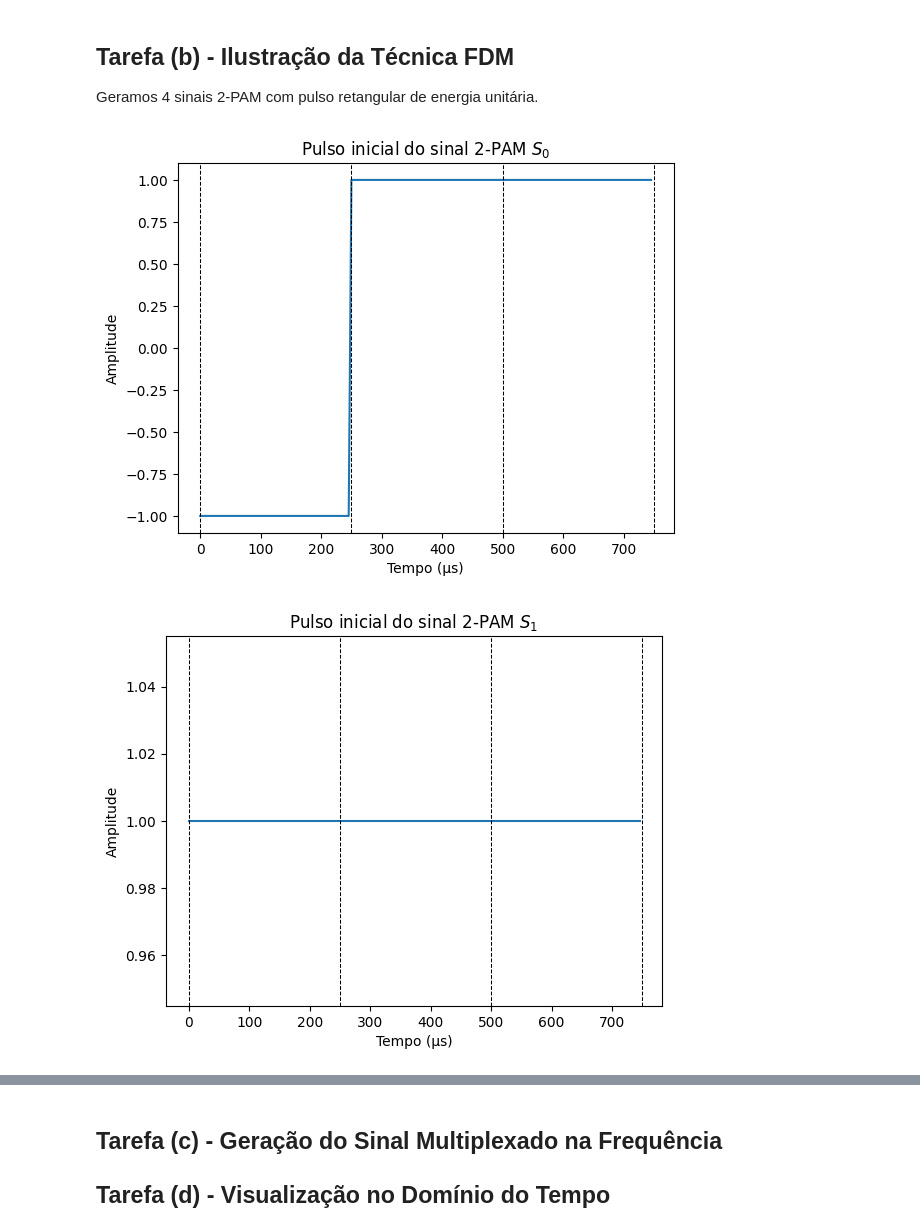
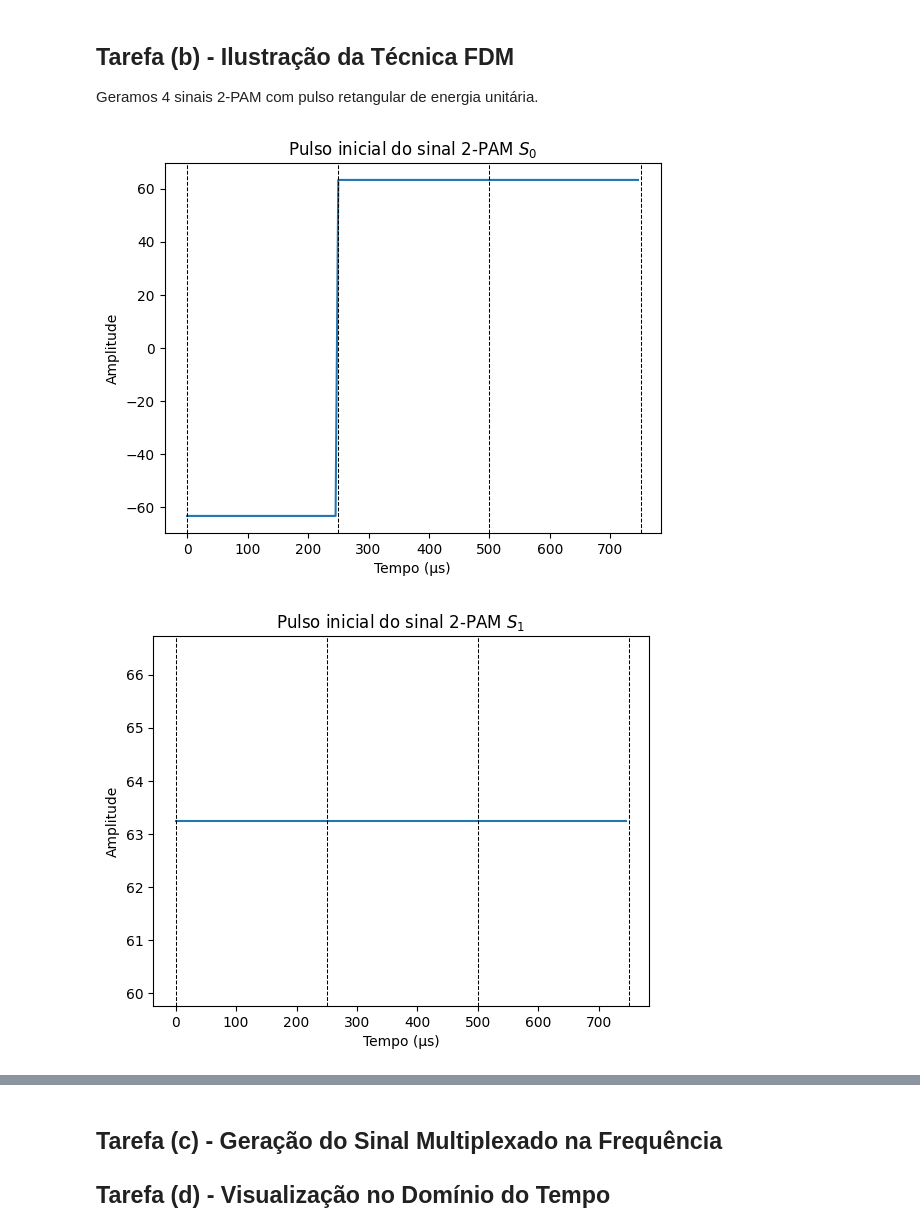
Before and after one commit to vini-fda/EET51_Lab4, a Jupyter notebook: lab4.ipynb, the cells around one changed output, grey strips where cells are left out. Cells and saved outputs as stored; diff of their text form; code cells hidden in the pictures.

```diff
--- a/lab4.ipynb
+++ b/lab4.ipynb
@@ -23,30 +23,30 @@ Geramos 4 sinais 2-PAM com pulso retangular de energia unitária.
 # %%
 import matplotlib.pyplot as plt
 
 def generate_2PAM_sequence(bits, Ts, Fa):
     """Gera um sinal 2-PAM a partir de uma sequência de bits."""
     t = np.arange(0, len(bits)*Ts, 1/Fa)
     sinal = np.array([1 if bit else -1 for bit in bits])
     sinal = np.repeat(sinal, Fa*Ts)
-    return t[:len(sinal)], sinal
+    return t[:len(sinal)], sinal*Ts**(-0.5)
 
 Ts = 1/4000  # Largura do pulso
 Fa = 224000  # Frequência de amostragem
 
 modulated_signals = []
 
 for i, bits in enumerate(bit_sequences):
     t, sinal = generate_2PAM_sequence(bits, Ts, Fa)
     modulated_signals.append(sinal)
     # Plot dos 3 primeiros símbolos
     plt.plot(1e6 * t[:int(3*Fa*Ts)], sinal[:int(3*Fa*Ts)])
     # Adiciona linhas verticais para separar os símbolos
     for j in range(4):
         plt.axvline(j * Ts * 1e6, color='k', linestyle='--', linewidth=0.75)
     plt.xlabel('Tempo (μs)')
     plt.ylabel('Amplitude')
     plt.title(f'Pulso inicial do sinal 2-PAM $S_{i}$')
     plt.show()
 # %% [output]
-[figure, old version]
+[figure, new version]
-[figure, old version]
+[figure, new version]
```
Also changed, not shown: parts of 14 cells of this notebook.
